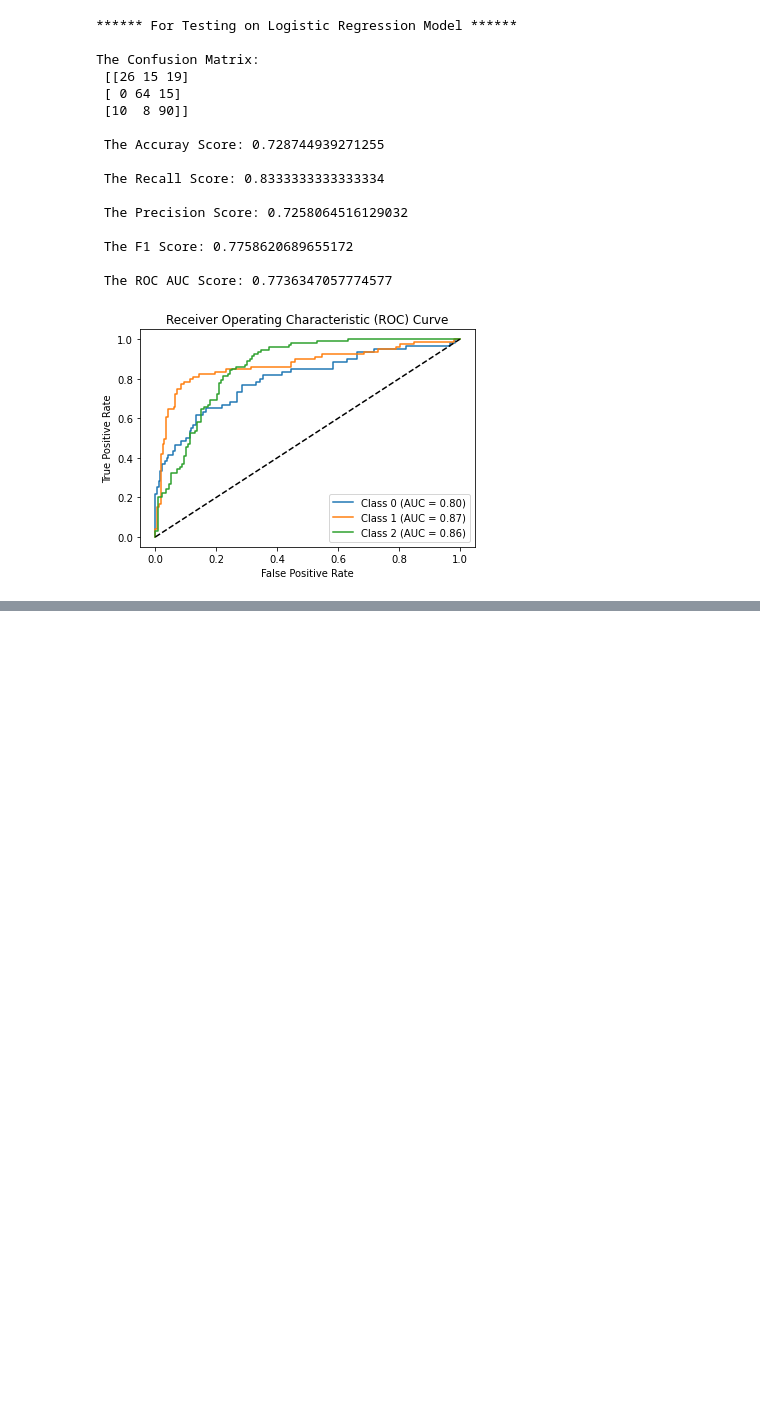
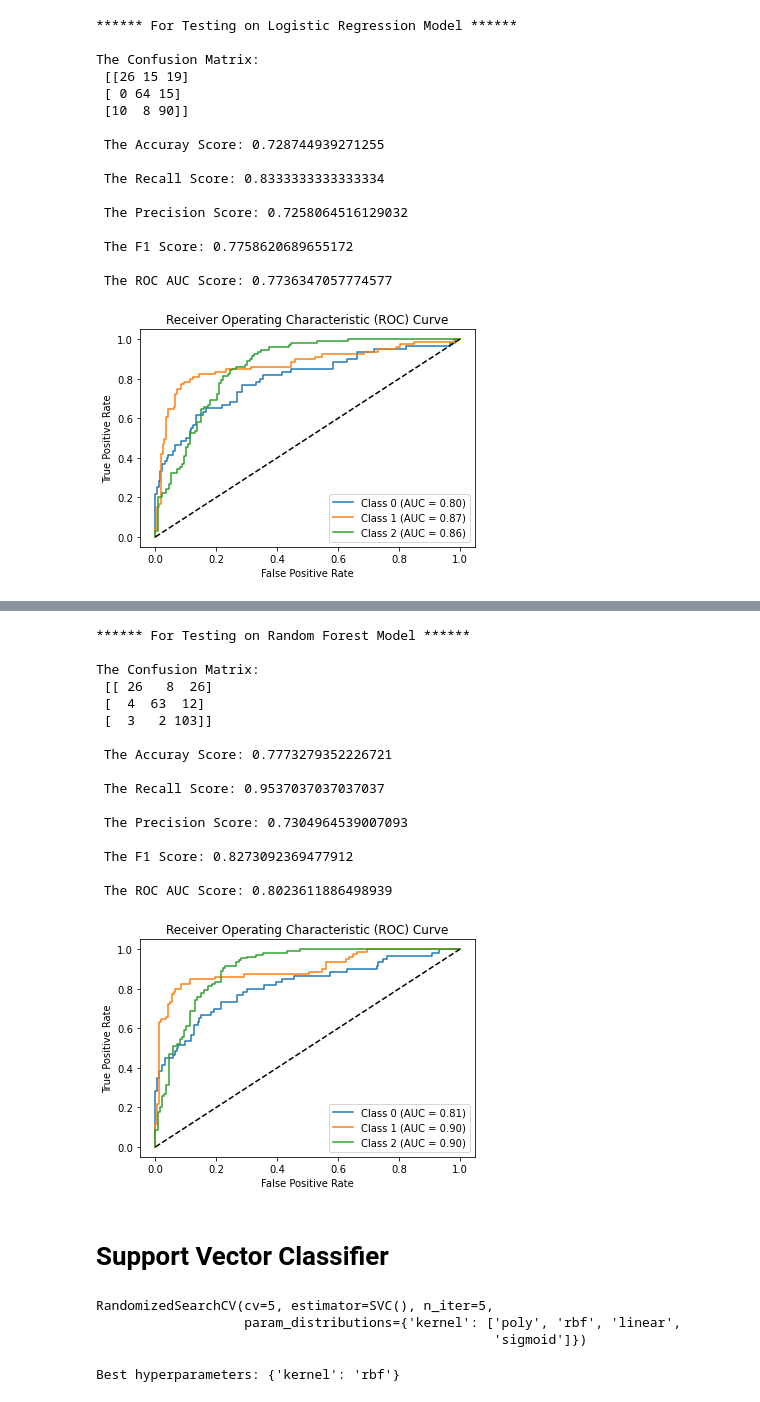
Before and after one commit to Mohitchvk/OSMI-Mental-Health-Illness-Classifier, a Jupyter notebook: classifier.ipynb, the cells around one changed output, grey strips where cells are left out. Cells and saved outputs as stored; diff of their text form; code cells hidden in the pictures; blank space fills up the shorter version.

```diff
--- a/classifier.ipynb
+++ b/classifier.ipynb
@@ -113,7 +114,7 @@ def train_scores(model, model_name, n_classes):
     plt.legend(loc="lower right")
     plt.show()
 # %%
-def test_scores(model, model_name, n_classes):
+def test_scores(model, model_name, n_classes, proba=True):
     pred = model.predict(x_test)
     print('****** For Testing on', model_name, 'Model ******\n')
 
@@ -143,7 +144,8 @@ def test_scores(model, model_name, n_classes):
     print('\n The ROC AUC Score:', roc_auc)
 
 
-
+    if(proba==False):
+        return
     y_pred_prob=model.predict_proba(x_test)
 
     fpr = {}
@@ -212,0 +266,22 @@ The Confusion Matrix:
+# %%
+test_scores(best_rf,'Random Forest',3)
+# %% [output]
+****** For Testing on Random Forest Model ******
+
+The Confusion Matrix:
+ [[ 26   8  26]
+ [  4  63  12]
+ [  3   2 103]]
+
+ The Accuray Score: 0.7773279352226721
+
+ The Recall Score: 0.9537037037037037
+
+ The Precision Score: 0.7304964539007093
+
+ The F1 Score: 0.8273092369477912
+
+ The ROC AUC Score: 0.8023611886498939
+[figure, added]
+# %% [markdown]
+# Support Vector Classifier
@@ -212,0 +290,23 @@ The Confusion Matrix:
+# %%
+param_dist = {'kernel': [ 'poly', 'rbf', 'linear', 'sigmoid']}
+# ,,
+# Create a random forest classifier
+model = SVC()
+
+# Use random search to find the best hyperparameters
+rand_search = RandomizedSearchCV(model,
+                                 param_distributions=param_dist,
+                                 n_iter=5,
+                                 cv=5)
+
+# Fit the random search object to the data
+rand_search.fit(x_train, y_train)
+# %% [output]
+RandomizedSearchCV(cv=5, estimator=SVC(), n_iter=5,
+                   param_distributions={'kernel': ['poly', 'rbf', 'linear',
+                                                   'sigmoid']})
+# %%
+best_rf = rand_search.best_estimator_
+print('Best hyperparameters:',  rand_search.best_params_)
+# %% [output]
+Best hyperparameters: {'kernel': 'rbf'}
```
Also changed, not shown: parts of 12 cells of this notebook.
